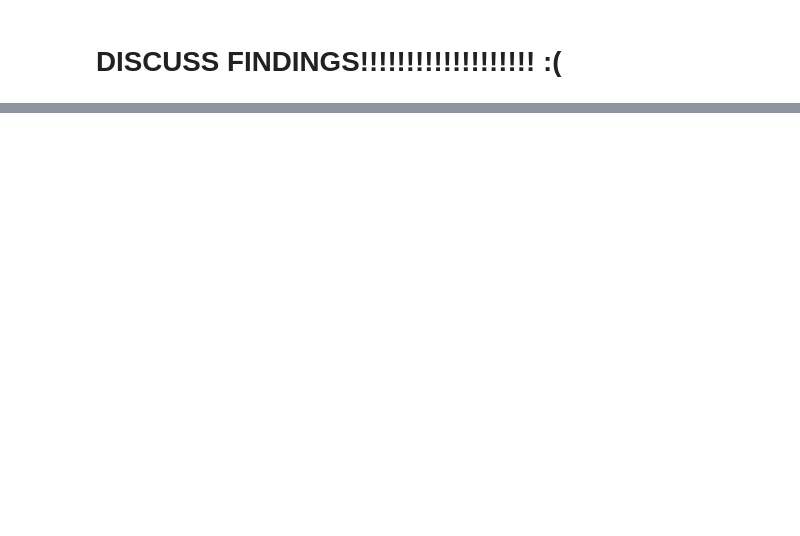
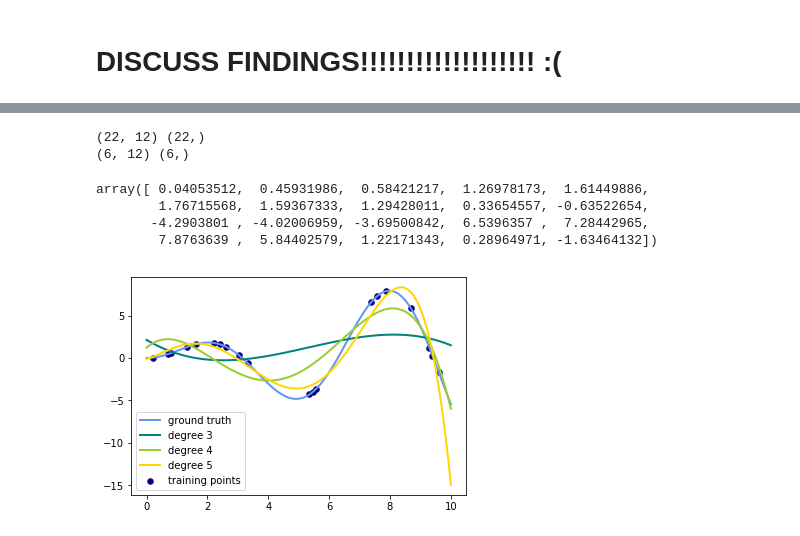
Before and after one commit to eltajbabanli/Digital-Epidemiology-HW1, a Jupyter notebook: HW01.ipynb, the cells around one changed output, grey strips where cells are left out. Drawn from its saved outputs; the diff is of its cells as text; code cells hidden in the pictures; blank space fills up the shorter version.

```diff
--- a/HW01.ipynb
+++ b/HW01.ipynb
@@ -271,0 +316,6 @@ TypeError: 'module' object is not callable
+# %%
+#Correlation 2017-2018
+corr2_2017_2018=[None]*10
+for i in range(1,11):
+    corr2_2017_2018[i-1]=pearsonr(weekI2017_2018,w2017_2018[i])[0]
+    print(labels[i],": ",corr2_2017_2018[i-1])
@@ -271,0 +360,53 @@ TypeError: 'module' object is not callable
+# %%
+x_train, x_test, y_train, y_test = train_test_split(x, y, test_size=0.2, random_state=42)
+print( x_train.shape, y_train.shape)
+print (x_test.shape, y_test.shape)
+# %% [output]
+(22, 12) (22,)
+(6, 12) (6,)
+# %%
+def f(x):
+    """ function to approximate by polynomial interpolation"""
+    return x * np.sin(x)
+
+
+# generate points used to plot
+x_plot = np.linspace(0, 10, 100)
+
+# generate points and keep a subset of them
+x = np.linspace(0, 10, 100)
+rng = np.random.RandomState(0)
+rng.shuffle(x)
+x = np.sort(x[:20])
+y = f(x)
+# %%
+y
+# %% [output]
+array([ 0.04053512,  0.45931986,  0.58421217,  1.26978173,  1.61449886,
+        1.76715568,  1.59367333,  1.29428011,  0.33654557, -0.63522654,
+       -4.2903801 , -4.02006959, -3.69500842,  6.5396357 ,  7.28442965,
+        7.8763639 ,  5.84402579,  1.22171343,  0.28964971, -1.63464132])
+# %%
+
+# create matrix versions of these arrays
+X = x[:, np.newaxis]
+X_plot = x_plot[:, np.newaxis]
+
+colors = ['teal', 'yellowgreen', 'gold']
+lw = 2
+plt.plot(x_plot, f(x_plot), color='cornflowerblue', linewidth=lw,
+         label="ground truth")
+plt.scatter(x, y, color='navy', s=30, marker='o', label="training points")
+
+for count, degree in enumerate([3, 4, 5]):
+    model = make_pipeline(PolynomialFeatures(degree), Ridge())
+    model.fit(X, y)
+    y_plot = model.predict(X_plot)
+    plt.plot(x_plot, y_plot, color=colors[count], linewidth=lw,
+             label="degree %d" % degree)
+
+plt.legend(loc='lower left')
+
+plt.show()
+# %% [output]
+[figure, added]
```
Also changed, not shown: parts of 25 cells of this notebook, 9 other files.
